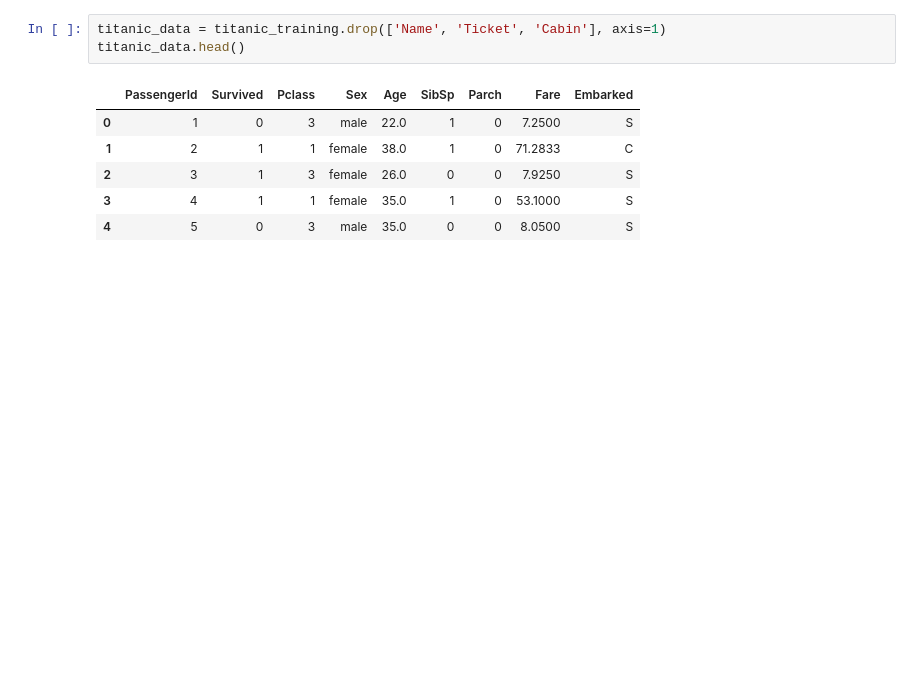
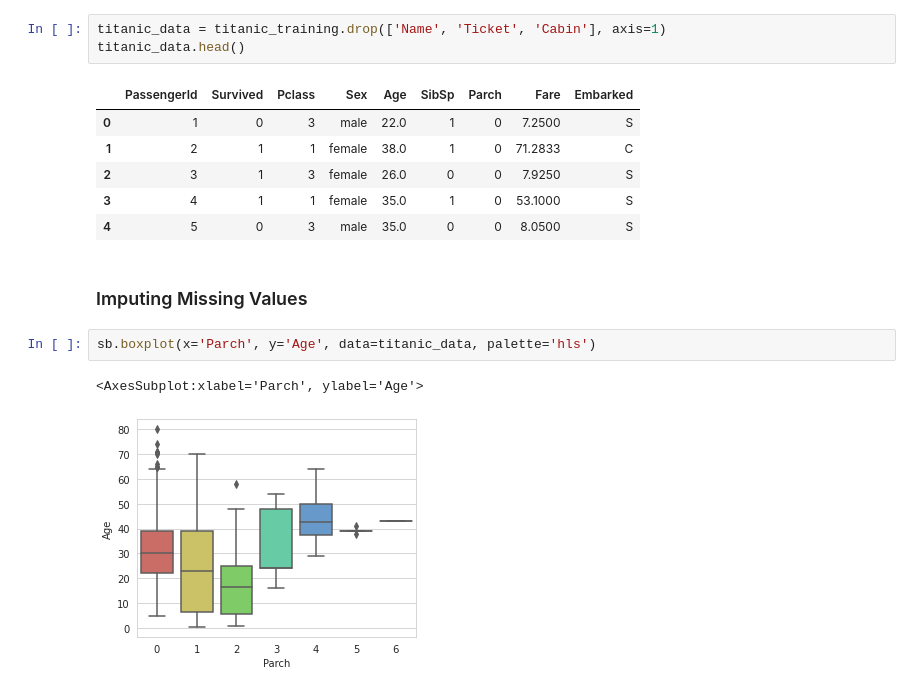
Before and after one commit to gofr1/jupyter-learning, a Jupyter notebook: machine-learning-basics/regression-models/c-logistic-regression.ipynb, the cells around one changed output. Drawn from its saved outputs; the diff is of its cells as text; blank space fills up the shorter version.

Commit message:
Logistic Regression: Treat Missing Values

```diff
--- a/machine-learning-basics/regression-models/c-logistic-regression.ipynb
+++ b/machine-learning-basics/regression-models/c-logistic-regression.ipynb
@@ -146,3 +146,10 @@ titanic_data.head()
 | 2 | 3 | 1 | 3 | female | 26.0 | 0 | 0 | 7.9250 | S |
 | 3 | 4 | 1 | 1 | female | 35.0 | 1 | 0 | 53.1000 | S |
 | 4 | 5 | 0 | 3 | male | 35.0 | 0 | 0 | 8.0500 | S |
+# %% [markdown]
+### Imputing Missing Values
+# %%
+sb.boxplot(x='Parch', y='Age', data=titanic_data, palette='hls')
+# %% [output]
+<AxesSubplot:xlabel='Parch', ylabel='Age'>
+[figure, added]
```
Also changed, not shown: parts of 9 cells of this notebook.
